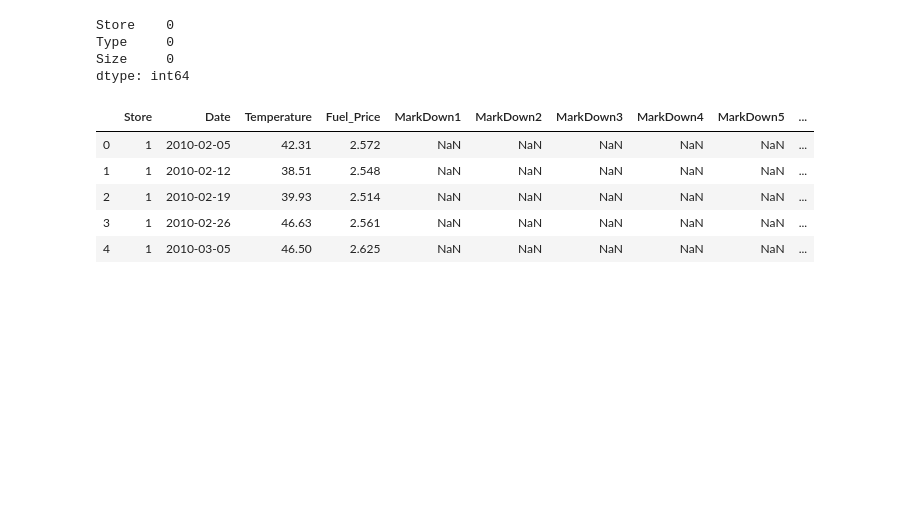
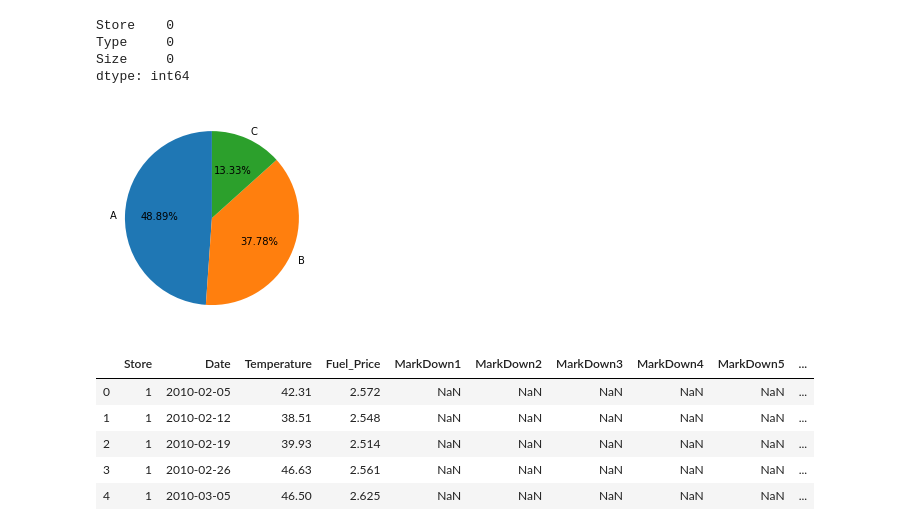
Before and after one commit to Jagajit20/Sales_Forecasting, a Jupyter notebook: Walmart_Sales_Forecasting_Project.ipynb, the cells around one changed output. Drawn from its saved outputs; the diff is of its cells as text; code cells hidden in the pictures; blank space fills up the shorter version.

```diff
--- a/Walmart_Sales_Forecasting_Project.ipynb
+++ b/Walmart_Sales_Forecasting_Project.ipynb
@@ -49,6 +51,15 @@ Store    0
 Type     0
 Size     0
 dtype: int64
+# %%
+# Pie-Chart showing percentage of store types
+labels = 'A','B','C'
+sizes = [(22/(45))*100,(17/(45))*100,(6/(45))*100]
+fig1, ax1 = plt.subplots()
+ax1.pie(sizes, labels=labels, autopct='%1.2f%%', startangle=90)
+plt.show()
+# %% [output]
+[figure, added]
 # %%
 #Converting categorical values to numeric values
 mapping_store_type = {'Type': {'A':1, 'B':2, 'C':3}}
```
Also changed, not shown: parts of 40 cells of this notebook, 2 other files.
